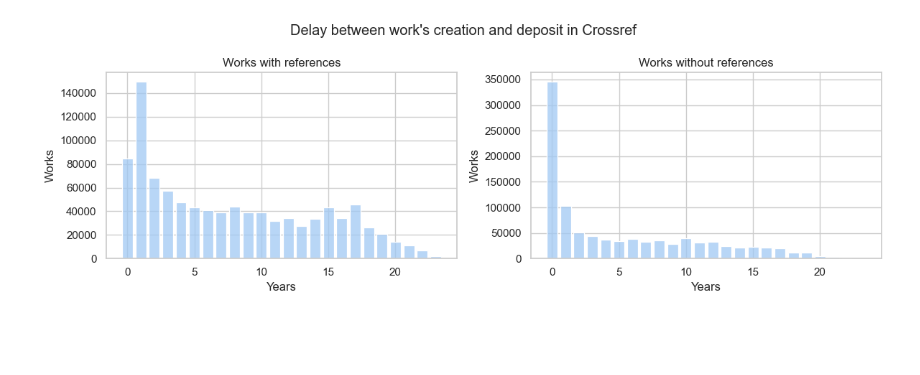
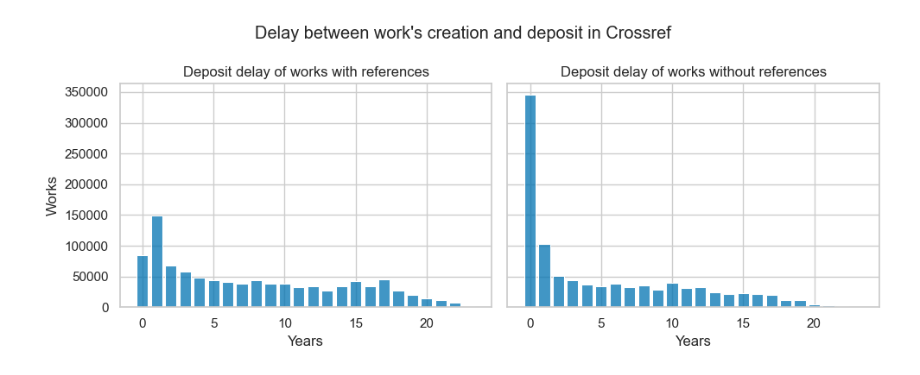
Before and after one commit to kat-kel/jubilant-barnacle, a Jupyter notebook: notebook.ipynb, the cells around one changed output. Drawn from its saved outputs; the diff is of its cells as text; code cells hidden in the pictures; blank space fills up the shorter version.

Commit message:
sample exploration

```diff
--- a/notebook.ipynb
+++ b/notebook.ipynb
@@ -53,0 +53,13 @@ plt.tight_layout()
+# %%
+type_proportion_sql = """
+WITH work_count AS (SELECT work_type, count(*) AS type_count FROM works GROUP BY work_type)
+
+SELECT w.work_type, has_refs as "has references", count(*)/wc.type_count proportion
+FROM works w
+LEFT JOIN work_count wc ON w.work_type = wc.work_type
+GROUP BY (w.work_type, w.has_refs, wc.type_count)
+HAVING type_count IS NOT NULL
+ORDER BY wc.type_count desc
+"""
+
+conn.sql(type_proportion_sql).limit(4)
@@ -53,0 +76,6 @@ plt.tight_layout()
+# %%
+import numpy as np
+
+
+percentage_labels = [float(round(i,1)) for i in np.linspace(0,1,11)]
+percentage_labels
@@ -54,30 +118,33 @@ plt.tight_layout()
 # %%
-fig, (ax1, ax2) = plt.subplots(1,2, figsize = (12, 4))
+def make_subplot(df, ax, title, ylabel:str = "Works"):
+    sns.histplot(
+        ax=ax,
+        data=df,
+        x="delay",
+        discrete=True,
+        shrink=.8,
+    ).set_title(title)
+    ax.set_xlabel("Years")
+    ax.set_ylabel(ylabel)
 
-sns.set_theme(style="whitegrid", palette=None)
 
-sns.histplot(
-    ax=ax1,
-    data=conn.table("works").filter("has_refs = True").select('ceil(deposit_delay_days/365) as delay').df(),
-    x="delay",
-    discrete=True,
-    shrink=.8,
-).set_title("Works with references")
+fig, ((ax1, ax2)) = plt.subplots(1,2, figsize = (10,4), sharex=True, sharey="row")
 
-sns.histplot(
-    ax=ax2,
-    data=conn.table("works").filter("has_refs = False").select('ceil(deposit_delay_days/365) as delay').df(),
-    x="delay",
-    discrete=True,
-    shrink=.8,
-).set_title("Works without references")
+df1 = conn.table("works").filter("has_refs = True").select('ceil(deposit_delay_days/365) as delay').df()
+make_subplot(df=df1, ax=ax1, title="Deposit delay of works with references")
 
-ax1.set_xlabel("Years")
-ax1.set_ylabel("Works")
-ax2.set_xlabel("Years")
-ax2.set_ylabel("Works")
+df2 = conn.table("works").filter("has_refs = False").select('ceil(deposit_delay_days/365) as delay').df()
+make_subplot(df=df2, ax=ax2, title="Deposit delay of works without references")
+
+# df3 = conn.table("works").filter("has_refs = True and work_type = 'journal-article'").select('ceil(deposit_delay_days/365) as delay').df()
+# make_subplot(df=df3, ax=ax3, title="Journal articles with references", ylabel="Journal articles")
+
+# df4 = conn.table("works").filter("has_refs = False and work_type = 'journal-article'").select('ceil(deposit_delay_days/365) as delay').df()
+# make_subplot(df=df4, ax=ax4, title="Journal articles without references", ylabel="Journal articles")
+
 fig.suptitle("Delay between work's creation and deposit in Crossref")
 
 plt.tight_layout()
+fig.savefig("vis/sample_deposit_delay_per_has_refs.png")
 # %% [output]
-[figure, old version]
+[figure, new version]
```
Also changed, not shown: parts of 9 cells of this notebook.
